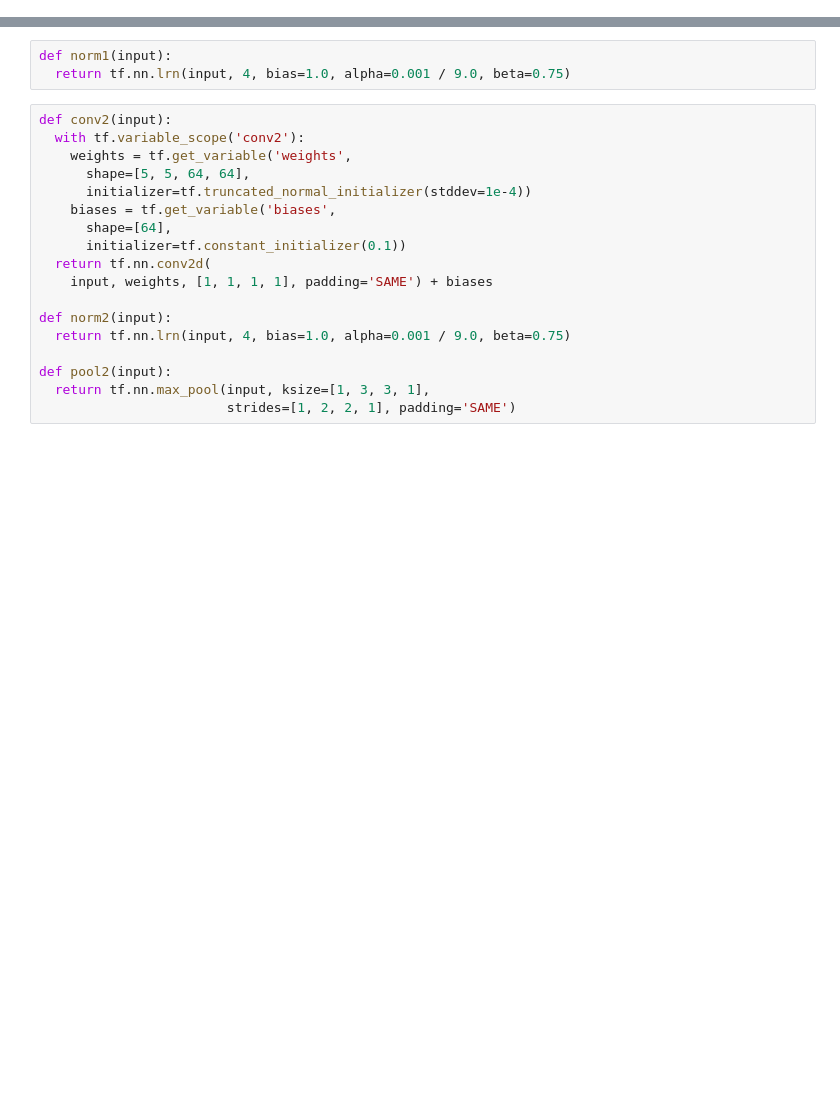
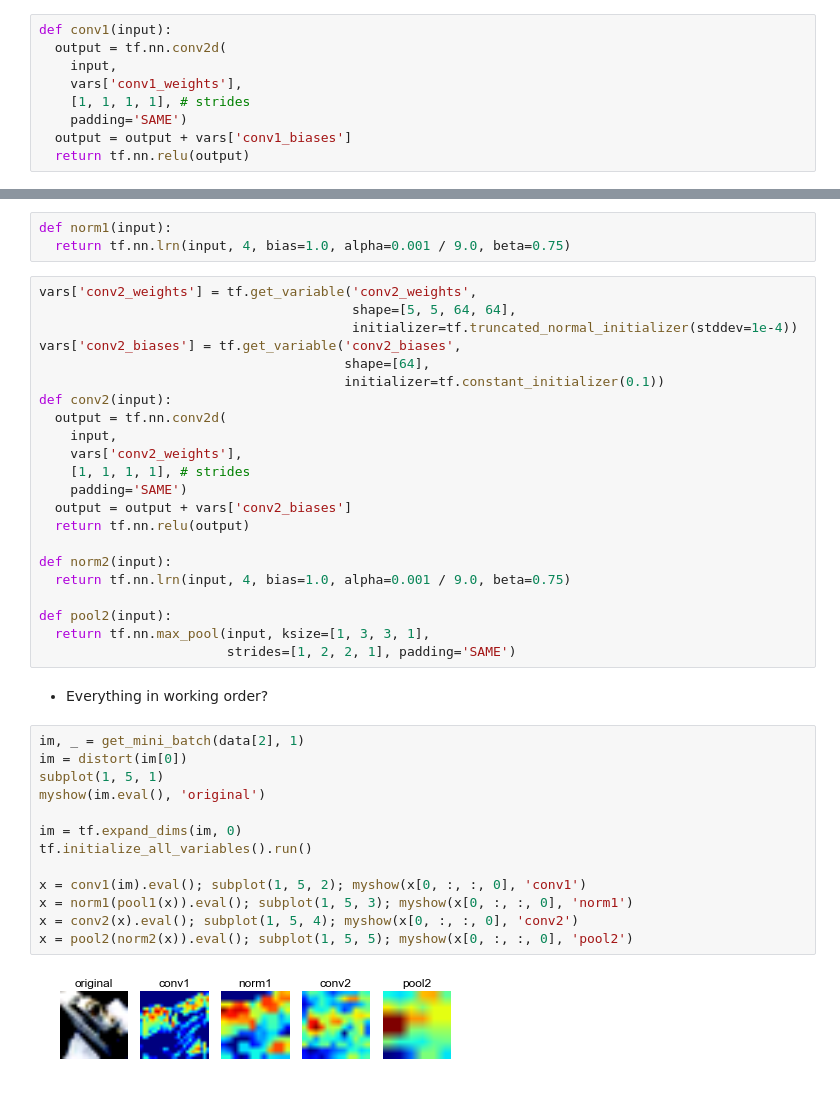
Before and after one commit to keveman/tensorflow-tutorial, a Jupyter notebook: CIFAR10 Tutorial.ipynb, the cells around one changed output, grey strips where cells are left out. Cells and saved outputs as stored; diff of their text form; blank space fills up the shorter version.

```diff
--- a/CIFAR10 Tutorial.ipynb
+++ b/CIFAR10 Tutorial.ipynb
@@ -121,3 +140,12 @@ def conv1(input):
+# %%
+def conv1(input):
+  output = tf.nn.conv2d(
+    input,
+    vars['conv1_weights'],
+    [1, 1, 1, 1], # strides
+    padding='SAME')
+  output = output + vars['conv1_biases']
+  return tf.nn.relu(output)
 # %%
 def pool1(input):
   return tf.nn.max_pool(input, ksize=[1, 3, 3, 1],
@@ -127,16 +155,20 @@ def pool1(input):
 def norm1(input):
   return tf.nn.lrn(input, 4, bias=1.0, alpha=0.001 / 9.0, beta=0.75)
 # %%
+vars['conv2_weights'] = tf.get_variable('conv2_weights',
+                                        shape=[5, 5, 64, 64],
+                                        initializer=tf.truncated_normal_initializer(stddev=1e-4))
+vars['conv2_biases'] = tf.get_variable('conv2_biases',
+                                       shape=[64],
+                                       initializer=tf.constant_initializer(0.1))
 def conv2(input):
-  with tf.variable_scope('conv2'):
-    weights = tf.get_variable('weights',
-      shape=[5, 5, 64, 64],
-      initializer=tf.truncated_normal_initializer(stddev=1e-4))
-    biases = tf.get_variable('biases',
-      shape=[64],
-      initializer=tf.constant_initializer(0.1))
-  return tf.nn.conv2d(
-    input, weights, [1, 1, 1, 1], padding='SAME') + biases
+  output = tf.nn.conv2d(
+    input,
+    vars['conv2_weights'],
+    [1, 1, 1, 1], # strides
+    padding='SAME')
+  output = output + vars['conv2_biases']
+  return tf.nn.relu(output)
 
 def norm2(input):
   return tf.nn.lrn(input, 4, bias=1.0, alpha=0.001 / 9.0, beta=0.75)
@@ -144,3 +176,20 @@ def norm2(input):
 def pool2(input):
   return tf.nn.max_pool(input, ksize=[1, 3, 3, 1],
                         strides=[1, 2, 2, 1], padding='SAME')
+# %% [markdown]
+* Everything in working order?
+# %%
+im, _ = get_mini_batch(data[2], 1)
+im = distort(im[0])
+subplot(1, 5, 1)
+myshow(im.eval(), 'original')
+
+im = tf.expand_dims(im, 0)
+tf.initialize_all_variables().run()
+
+x = conv1(im).eval(); subplot(1, 5, 2); myshow(x[0, :, :, 0], 'conv1')
+x = norm1(pool1(x)).eval(); subplot(1, 5, 3); myshow(x[0, :, :, 0], 'norm1')
+x = conv2(x).eval(); subplot(1, 5, 4); myshow(x[0, :, :, 0], 'conv2')
+x = pool2(norm2(x)).eval(); subplot(1, 5, 5); myshow(x[0, :, :, 0], 'pool2')
+# %% [output]
+[figure, added]
```
Also changed, not shown: parts of 20 cells of this notebook.
